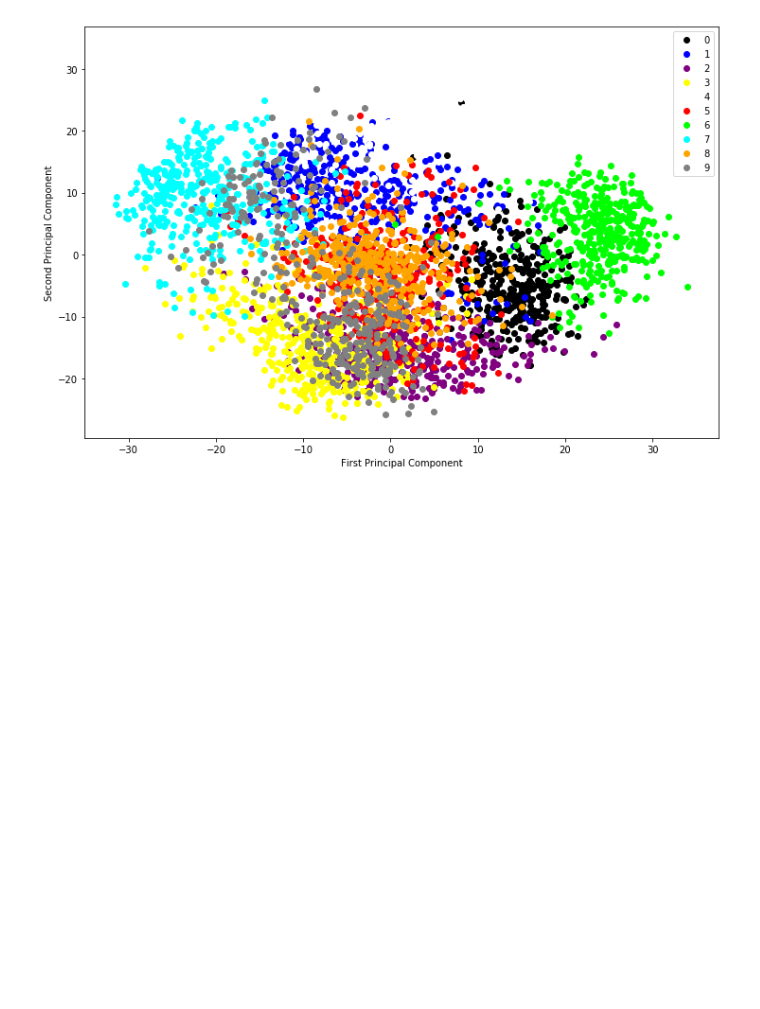
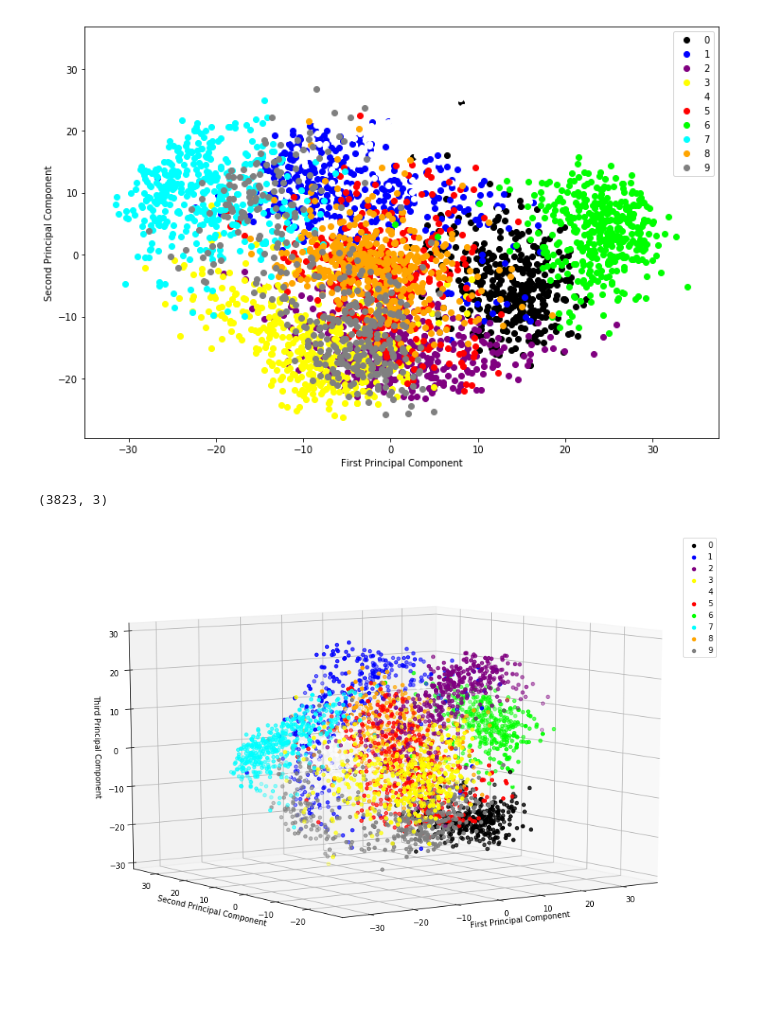
Before and after one commit to willschang/scikit_learn_new, a Jupyter notebook: scikit_learn_2.ipynb, the cells around one changed output. Saved outputs shown, nothing was run; the diff lists cells and outputs as text; code cells hidden in the pictures; blank space fills up the shorter version.

Commit message:
add Decomposition

```diff
--- a/scikit_learn_2.ipynb
+++ b/scikit_learn_2.ipynb
@@ -151,4 +151,55 @@ def plot_pca_scatter():
 plot_pca_scatter()
 # %% [output]
 [figure]
+# %%
+#%matplotlib inline
+import numpy as np
+import matplotlib.pyplot as plt
+import pandas as pd
+
+# 从sklearn.decomposition导入PCA。
+from sklearn.decomposition import PCA
+# 从sklearn.cluster中导入KMeans模型
+from sklearn.cluster import KMeans
+# 从sklearn导入度量函数库metrics
+from sklearn import metrics
+
+# 使用pandas分别读取训练数据与测试数据集
+digits_train = pd.read_csv('data/optdigits_train.csv', header=None)
+digits_test = pd.read_csv('data/optdigits_test.csv', header=None)
+
+# 分割训练数据的特征向量和标记。
+X_digits = digits_train[np.arange(64)]
+y_digits = digits_train[64]
+
+
+# 初始化一个可以将高维度特征向量（64维）压缩至2个维度的PCA。
+estimator = PCA(n_components=3)
+X_pca = estimator.fit_transform(X_digits)
+
+print(X_pca.shape)
+
+from mpl_toolkits.mplot3d import Axes3D
+
+def plot_pca_scatter():
+    colors = ['black', 'blue', 'purple', 'yellow', 'white', 'red', 'lime', 'cyan', 'orange', 'gray']
+    fig = plt.figure(figsize=(12, 8))
+    ax = Axes3D(fig)
+    for i in range(len(colors)):
+        px = X_pca[:, 0][y_digits.values == i]
+        py = X_pca[:, 1][y_digits.values == i]
+        pz = X_pca[:, 2][y_digits.values == i]
+        ax.scatter(px, py, pz, c=colors[i])
+
+    ax.legend(np.arange(0,10).astype(str))
+    ax.set_xlabel('First Principal Component')
+    ax.set_ylabel('Second Principal Component')
+    ax.set_zlabel('Third Principal Component')
+    ax.view_init(elev=10,azim=235)
+    plt.show()
+
+plot_pca_scatter()
+# %% [output]
+(3823, 3)
+[figure, added]
 # %%
```
Also changed, not shown: parts of 2 cells of this notebook, 1 other file.
